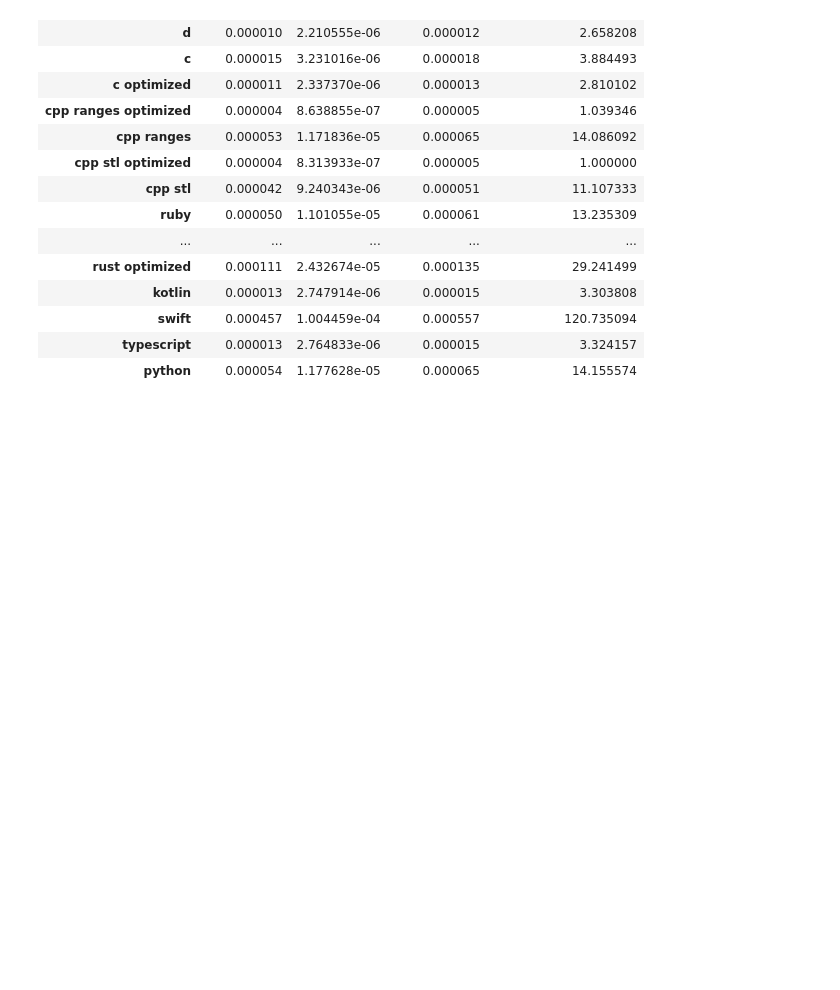
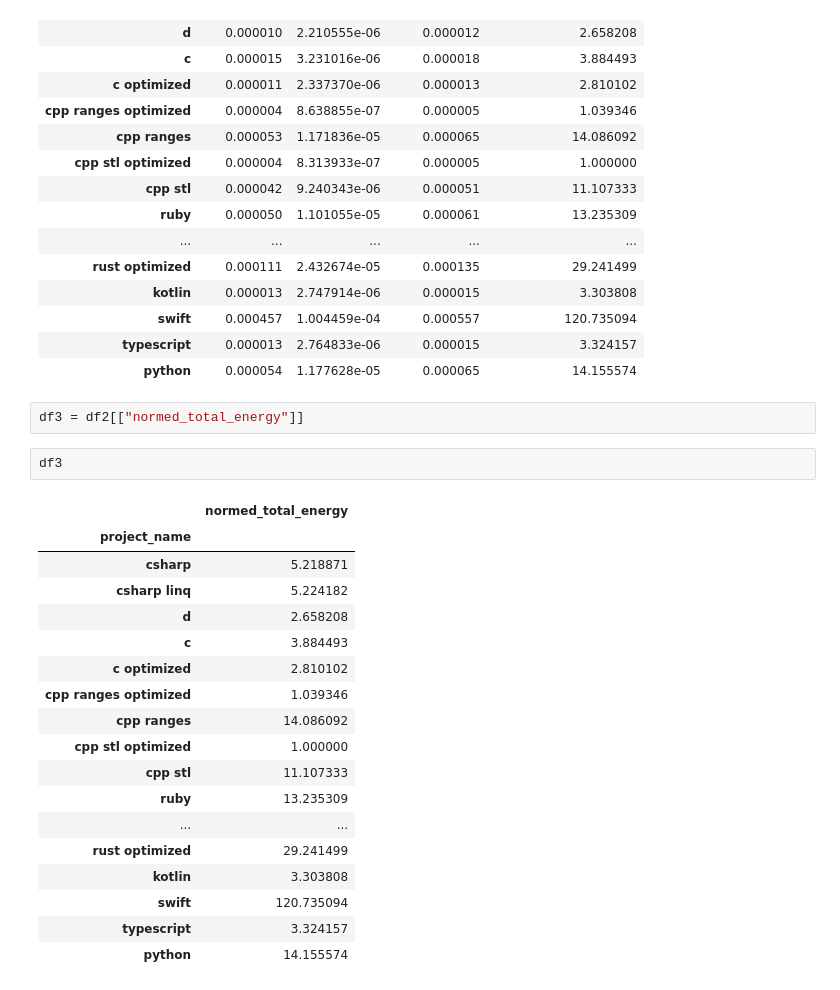
Before and after one commit to hniemeyer/green_programming, a Jupyter notebook: cpp_on_sea/adler32/analysis.ipynb, the cells around one changed output. Drawn from its saved outputs; the diff is of its cells as text; blank space fills up the shorter version.

```diff
--- a/cpp_on_sea/adler32/analysis.ipynb
+++ b/cpp_on_sea/adler32/analysis.ipynb
@@ -103,3 +104,26 @@ df2
 | swift | 0.000457 | 1.004459e-04 | 0.000557 | 120.735094 |
 | typescript | 0.000013 | 2.764833e-06 | 0.000015 | 3.324157 |
 | python | 0.000054 | 1.177628e-05 | 0.000065 | 14.155574 |
+# %%
+df3 = df2[["normed_total_energy"]]
+# %%
+df3
+# %% [output]
+|  | normed_total_energy |
+| project_name |  |
+| csharp | 5.218871 |
+| csharp linq | 5.224182 |
+| d | 2.658208 |
+| c | 3.884493 |
+| c optimized | 2.810102 |
+| cpp ranges optimized | 1.039346 |
+| cpp ranges | 14.086092 |
+| cpp stl optimized | 1.000000 |
+| cpp stl | 11.107333 |
+| ruby | 13.235309 |
+| ... | ... |
+| rust optimized | 29.241499 |
+| kotlin | 3.303808 |
+| swift | 120.735094 |
+| typescript | 3.324157 |
+| python | 14.155574 |
```
Also changed, not shown: parts of 2 cells of this notebook, 1 other file.
